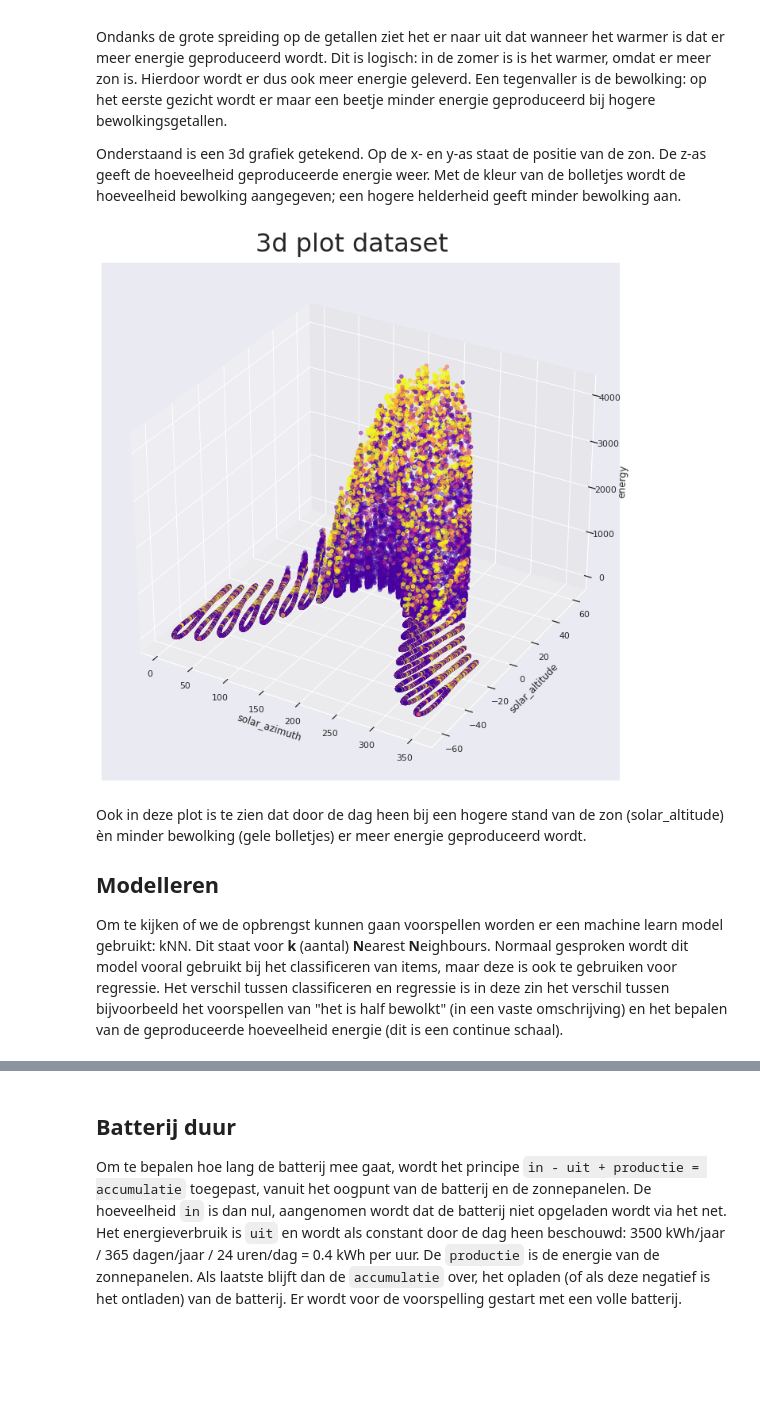
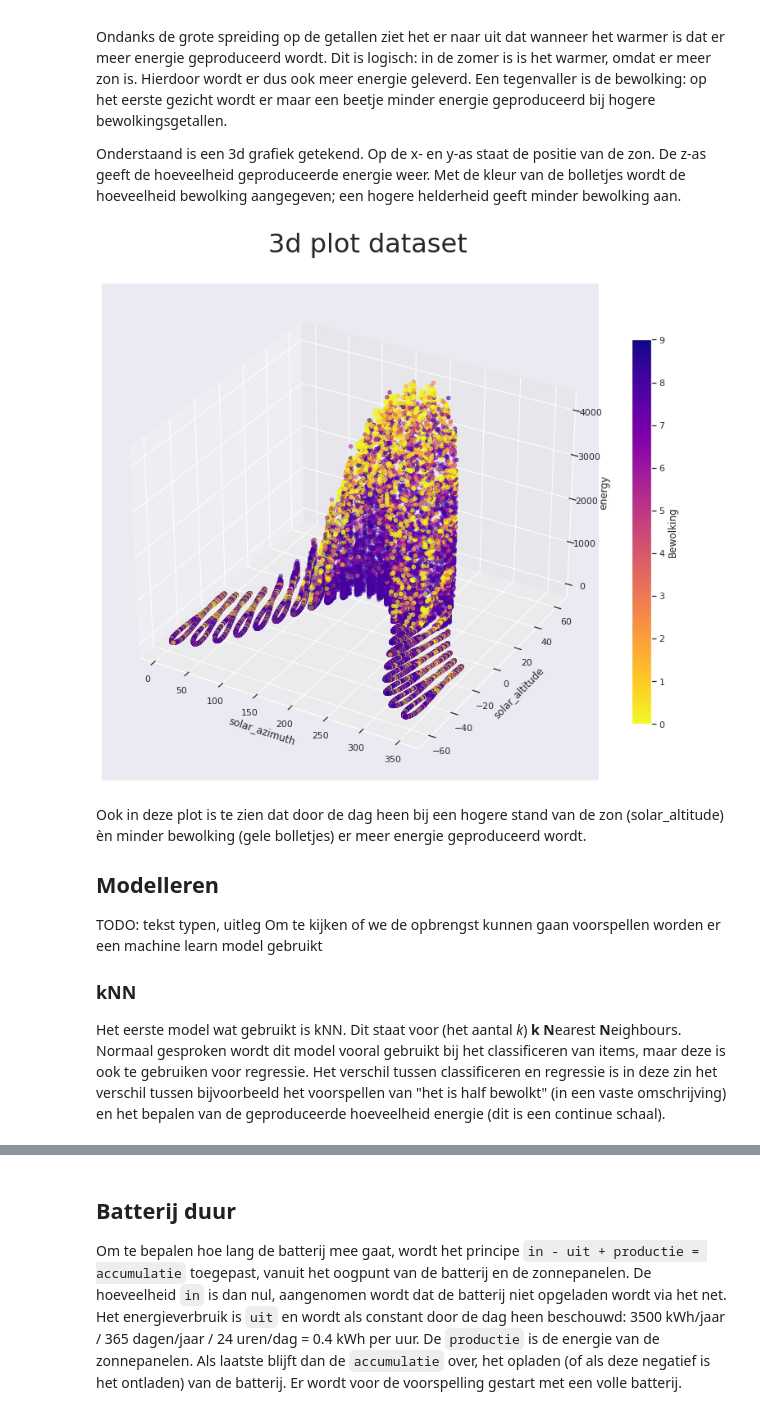
Before and after one commit to bosgnoom/data-engineer-eindopdracht, a Jupyter notebook: data_analyse.ipynb, the cells around one changed output, grey strips where cells are left out. Drawn from its saved outputs; the diff is of its cells as text; code cells hidden in the pictures; blank space fills up the shorter version.

```diff
--- a/data_analyse.ipynb
+++ b/data_analyse.ipynb
@@ -56,28 +56,42 @@ Ondanks de grote spreiding op de getallen ziet het er naar uit dat wanneer het w
 
 Onderstaand is een 3d grafiek getekend. Op de x- en y-as staat de positie van de zon. De z-as geeft de hoeveelheid geproduceerde energie weer. Met de kleur van de bolletjes wordt de hoeveelheid bewolking aangegeven; een hogere helderheid geeft minder bewolking aan.
 # %%
+# 3d grafiek tekenen,
+# x en y: stand zon
+# z: energie
+# c: bewolking
 fig = plt.figure(figsize=(12, 12))
 ax = fig.add_subplot(111, projection='3d')
 
 x = dataset["solar_azimuth"]
 y = dataset["solar_altitude"]
 z = dataset["energy"]
 c = dataset["bewolking"]
 
 p = ax.scatter(x, y, z, c=c, marker='o', cmap=plt.cm.plasma_r)
 ax.set_xlabel('solar_azimuth')
 ax.set_ylabel('solar_altitude')
-ax.set_zlabel('energy');
+ax.set_zlabel('energy')
 
-fig.suptitle('3d plot dataset', y=0.925, fontsize=32);
+plt.rcParams['axes.grid'] = False
+cbar = fig.colorbar(p, fraction=0.035, pad=0.06);
+cbar.set_label("Bewolking")
+
+fig.suptitle('3d plot dataset', y=0.925, fontsize=32)
+plt.show()
 # %% [output]
-[figure, old version]
+[figure, new version]
 # %% [markdown]
 Ook in deze plot is te zien dat door de dag heen bij een hogere stand van de zon (solar_altitude) èn minder bewolking (gele bolletjes) er meer energie geproduceerd wordt.
 
 ## Modelleren
 
-Om te kijken of we de opbrengst kunnen gaan voorspellen worden er een machine learn model gebruikt: kNN. Dit staat voor **k** (aantal) **N**earest **N**eighbours. Normaal gesproken wordt dit model vooral gebruikt bij het classificeren van items, maar deze is ook te gebruiken voor regressie. Het verschil tussen classificeren en regressie is in deze zin het verschil tussen bijvoorbeeld het voorspellen van "het is half bewolkt" (in een vaste omschrijving) en het bepalen van de geproduceerde hoeveelheid energie (dit is een continue schaal).
+TODO: tekst typen, uitleg
+Om te kijken of we de opbrengst kunnen gaan voorspellen worden er een machine learn model gebruikt
+
+### kNN
+
+Het eerste model wat gebruikt is kNN. Dit staat voor (het aantal _k_) **k N**earest **N**eighbours. Normaal gesproken wordt dit model vooral gebruikt bij het classificeren van items, maar deze is ook te gebruiken voor regressie. Het verschil tussen classificeren en regressie is in deze zin het verschil tussen bijvoorbeeld het voorspellen van "het is half bewolkt" (in een vaste omschrijving) en het bepalen van de geproduceerde hoeveelheid energie (dit is een continue schaal).
 # %%
 # Eerste run met kNN model
 # - Data splitsen en inschalen
```
Also changed, not shown: parts of 19 cells of this notebook, 2 other files.
